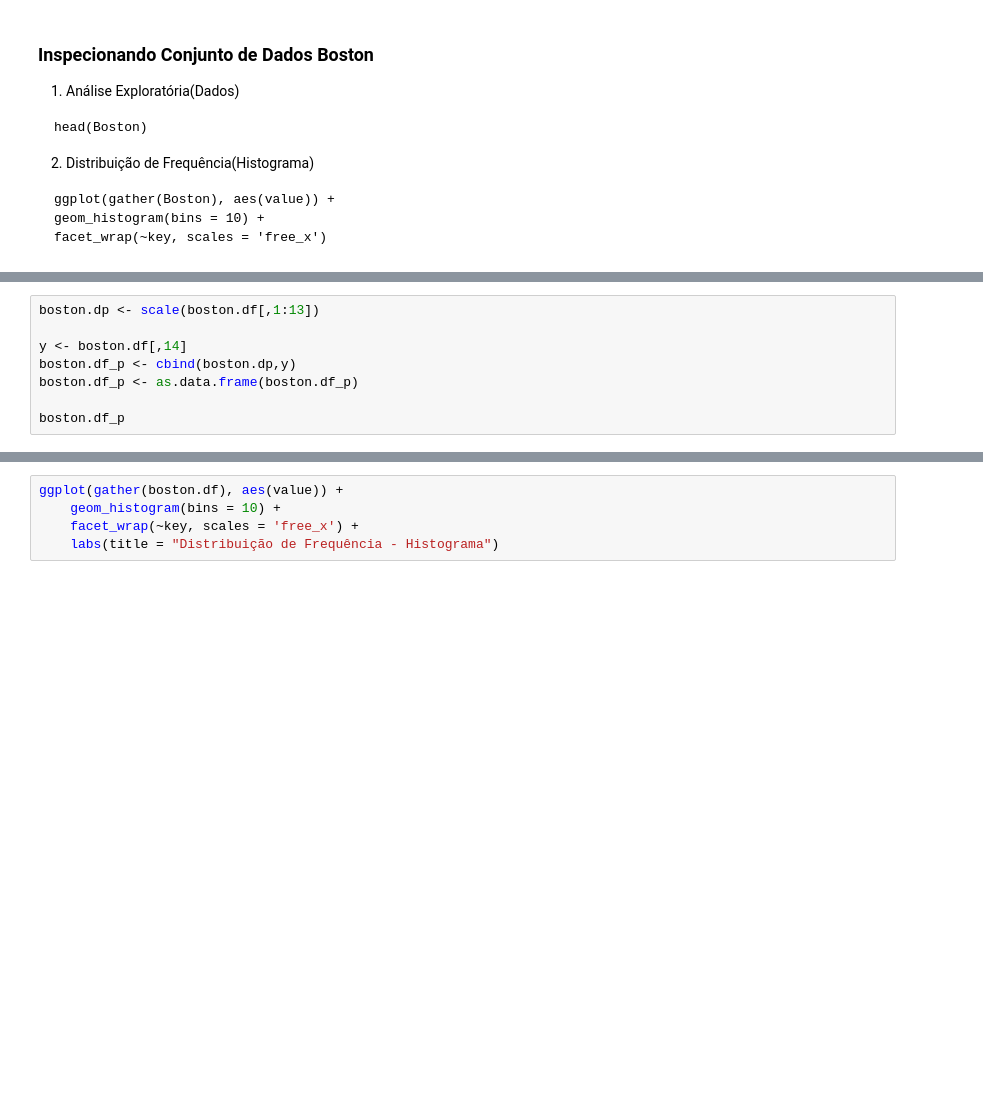
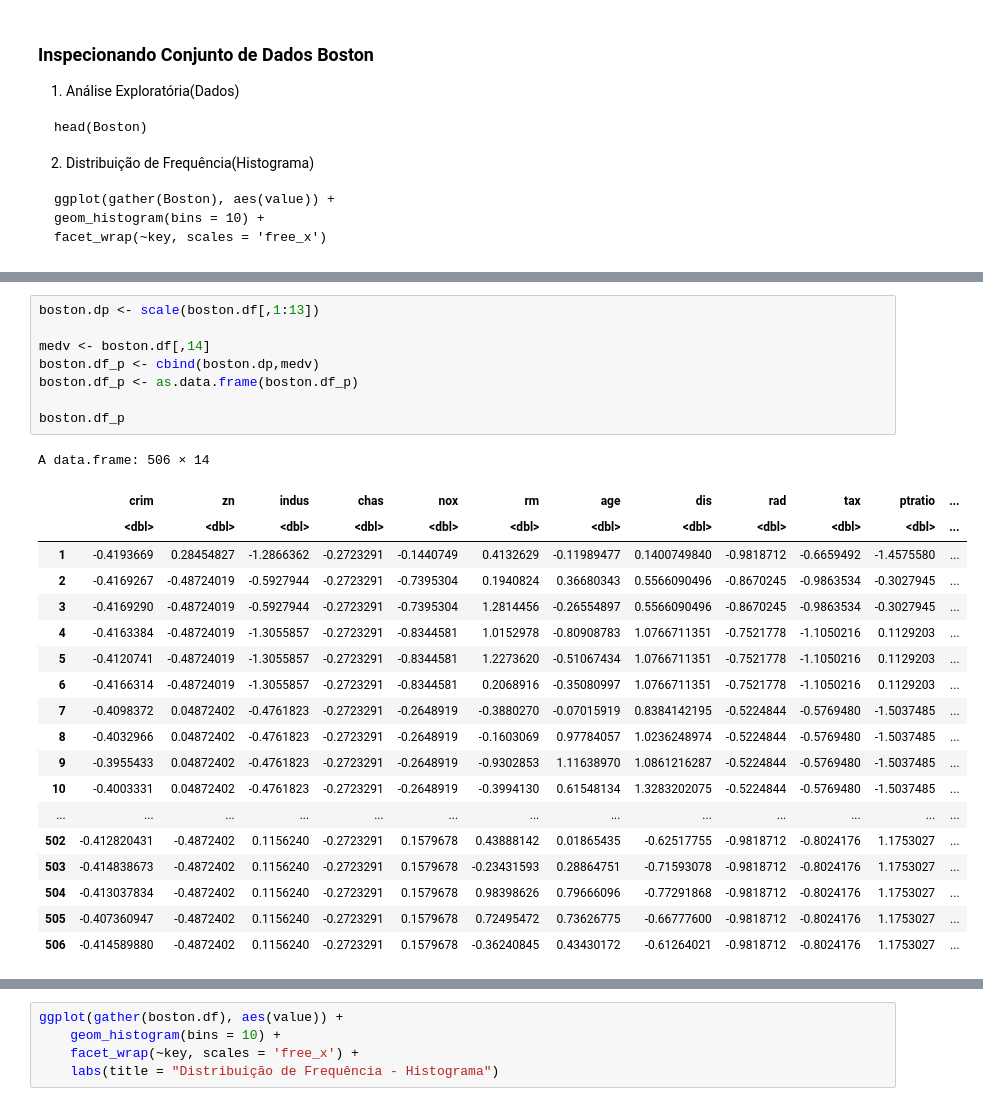
Before and after one commit to SamuelOliveira/Colab, a Jupyter notebook: FT084_2021S1_T2_final.ipynb, the cells around one changed output, grey strips where cells are left out. Drawn from its saved outputs; the diff is of its cells as text; blank space fills up the shorter version.

```diff
--- a/FT084_2021S1_T2_final.ipynb
+++ b/FT084_2021S1_T2_final.ipynb
@@ -58,11 +71,31 @@ head(boston.df)
 # %%
 boston.dp <- scale(boston.df[,1:13])
 
-y <- boston.df[,14]
-boston.df_p <- cbind(boston.dp,y)
+medv <- boston.df[,14]
+boston.df_p <- cbind(boston.dp,medv)
 boston.df_p <- as.data.frame(boston.df_p)
 
 boston.df_p
+# %% [output]
+A data.frame: 506 × 14
+|  | crim | zn | indus | chas | nox | rm | age | dis | rad | tax | ptratio | ... |
+|  | <dbl> | <dbl> | <dbl> | <dbl> | <dbl> | <dbl> | <dbl> | <dbl> | <dbl> | <dbl> | <dbl> | ... |
+| 1 | -0.4193669 | 0.28454827 | -1.2866362 | -0.2723291 | -0.1440749 | 0.4132629 | -0.11989477 | 0.1400749840 | -0.9818712 | -0.6659492 | -1.4575580 | ... |
+| 2 | -0.4169267 | -0.48724019 | -0.5927944 | -0.2723291 | -0.7395304 | 0.1940824 | 0.36680343 | 0.5566090496 | -0.8670245 | -0.9863534 | -0.3027945 | ... |
+| 3 | -0.4169290 | -0.48724019 | -0.5927944 | -0.2723291 | -0.7395304 | 1.2814456 | -0.26554897 | 0.5566090496 | -0.8670245 | -0.9863534 | -0.3027945 | ... |
+| 4 | -0.4163384 | -0.48724019 | -1.3055857 | -0.2723291 | -0.8344581 | 1.0152978 | -0.80908783 | 1.0766711351 | -0.7521778 | -1.1050216 | 0.1129203 | ... |
+| 5 | -0.4120741 | -0.48724019 | -1.3055857 | -0.2723291 | -0.8344581 | 1.2273620 | -0.51067434 | 1.0766711351 | -0.7521778 | -1.1050216 | 0.1129203 | ... |
+| 6 | -0.4166314 | -0.48724019 | -1.3055857 | -0.2723291 | -0.8344581 | 0.2068916 | -0.35080997 | 1.0766711351 | -0.7521778 | -1.1050216 | 0.1129203 | ... |
+| 7 | -0.4098372 | 0.04872402 | -0.4761823 | -0.2723291 | -0.2648919 | -0.3880270 | -0.07015919 | 0.8384142195 | -0.5224844 | -0.5769480 | -1.5037485 | ... |
+| 8 | -0.4032966 | 0.04872402 | -0.4761823 | -0.2723291 | -0.2648919 | -0.1603069 | 0.97784057 | 1.0236248974 | -0.5224844 | -0.5769480 | -1.5037485 | ... |
+| 9 | -0.3955433 | 0.04872402 | -0.4761823 | -0.2723291 | -0.2648919 | -0.9302853 | 1.11638970 | 1.0861216287 | -0.5224844 | -0.5769480 | -1.5037485 | ... |
+| 10 | -0.4003331 | 0.04872402 | -0.4761823 | -0.2723291 | -0.2648919 | -0.3994130 | 0.61548134 | 1.3283202075 | -0.5224844 | -0.5769480 | -1.5037485 | ... |
+| ... | ... | ... | ... | ... | ... | ... | ... | ... | ... | ... | ... | ... |
+| 502 | -0.412820431 | -0.4872402 | 0.1156240 | -0.2723291 | 0.1579678 | 0.43888142 | 0.01865435 | -0.62517755 | -0.9818712 | -0.8024176 | 1.1753027 | ... |
+| 503 | -0.414838673 | -0.4872402 | 0.1156240 | -0.2723291 | 0.1579678 | -0.23431593 | 0.28864751 | -0.71593078 | -0.9818712 | -0.8024176 | 1.1753027 | ... |
+| 504 | -0.413037834 | -0.4872402 | 0.1156240 | -0.2723291 | 0.1579678 | 0.98398626 | 0.79666096 | -0.77291868 | -0.9818712 | -0.8024176 | 1.1753027 | ... |
+| 505 | -0.407360947 | -0.4872402 | 0.1156240 | -0.2723291 | 0.1579678 | 0.72495472 | 0.73626775 | -0.66777600 | -0.9818712 | -0.8024176 | 1.1753027 | ... |
+| 506 | -0.414589880 | -0.4872402 | 0.1156240 | -0.2723291 | 0.1579678 | -0.36240845 | 0.43430172 | -0.61264021 | -0.9818712 | -0.8024176 | 1.1753027 | ... |
 # %%
 num_vars <- sapply(boston.df_p,is.numeric)
 corr <- cor(boston.df_p[num_vars])
```
Also changed, not shown: parts of 9 cells of this notebook.
